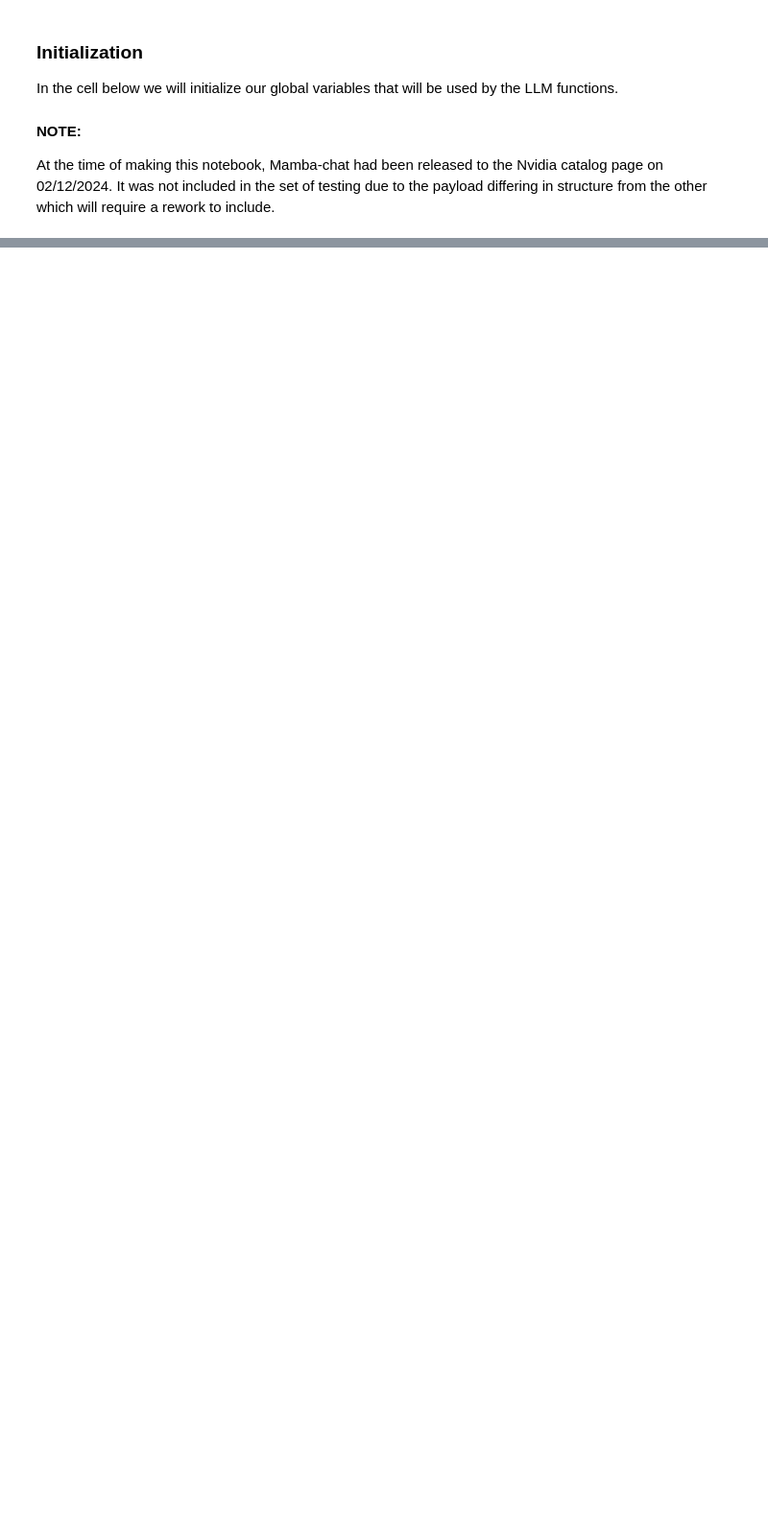
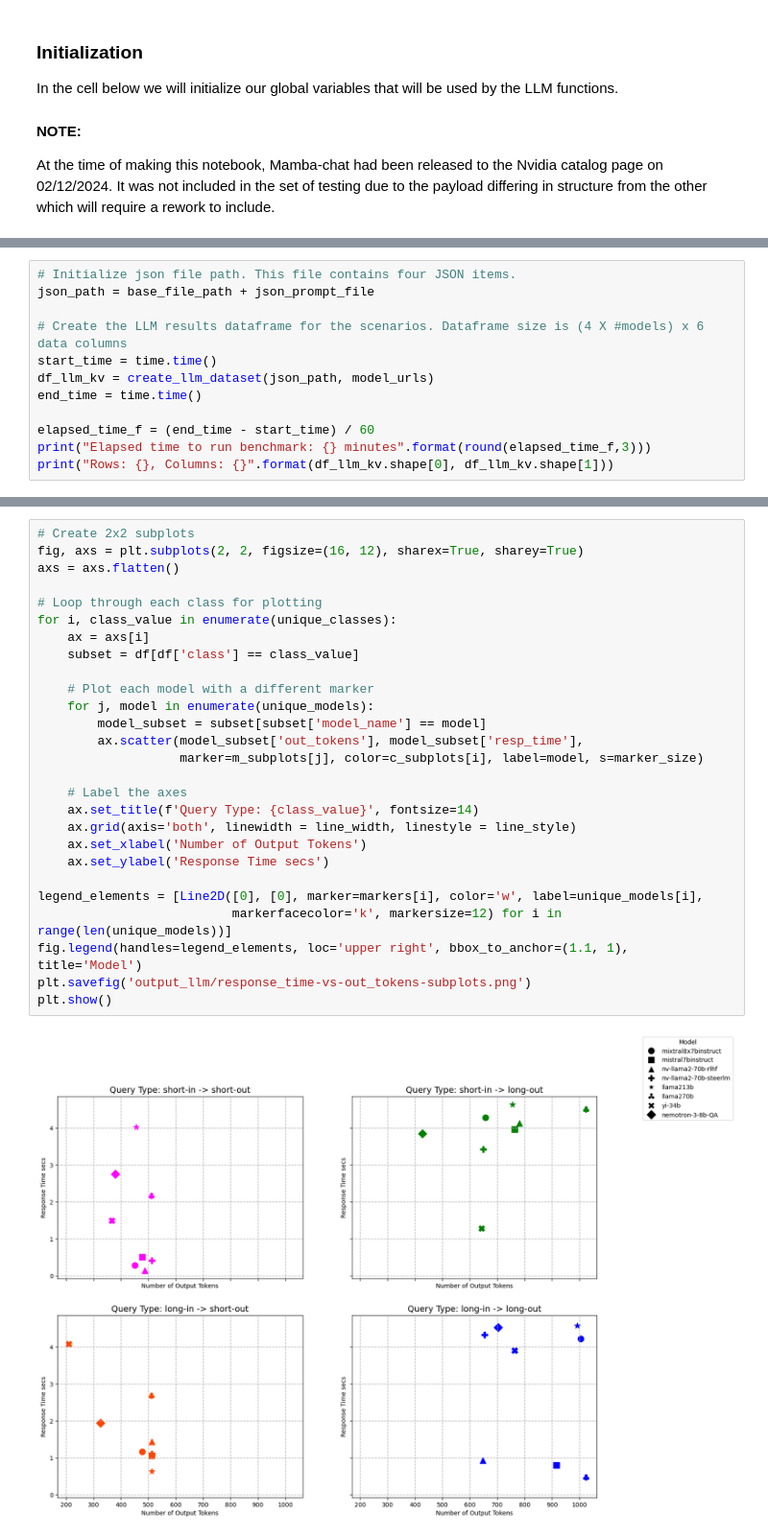
Before and after one commit to jmoyou2011/LLM-Nvidia-Comparision, a Jupyter notebook: notebooks/nvidia_llm_requests.ipynb, the cells around one changed output, grey strips where cells are left out. Shown at 96% size. Saved outputs shown, nothing was run; the diff lists cells and outputs as text; blank space fills up the shorter version.

```diff
--- a/notebooks/nvidia_llm_requests.ipynb
+++ b/notebooks/nvidia_llm_requests.ipynb
@@ -372,0 +356,12 @@ Snapshot of the LLM Results from multiple prompts.
+# %%
+# Initialize json file path. This file contains four JSON items.
+json_path = base_file_path + json_prompt_file
+
+# Create the LLM results dataframe for the scenarios. Dataframe size is (4 X #models) x 6 data columns
+start_time = time.time()
+df_llm_kv = create_llm_dataset(json_path, model_urls)
+end_time = time.time()
+
+elapsed_time_f = (end_time - start_time) / 60
+print("Elapsed time to run benchmark: {} minutes".format(round(elapsed_time_f,3)))
+print("Rows: {}, Columns: {}".format(df_llm_kv.shape[0], df_llm_kv.shape[1]))
@@ -372,0 +438,29 @@ Snapshot of the LLM Results from multiple prompts.
+# %%
+# Create 2x2 subplots
+fig, axs = plt.subplots(2, 2, figsize=(16, 12), sharex=True, sharey=True)
+axs = axs.flatten()
+
+# Loop through each class for plotting
+for i, class_value in enumerate(unique_classes):
+    ax = axs[i]
+    subset = df[df['class'] == class_value]
+
+    # Plot each model with a different marker
+    for j, model in enumerate(unique_models):
+        model_subset = subset[subset['model_name'] == model]
+        ax.scatter(model_subset['out_tokens'], model_subset['resp_time'],
+                   marker=m_subplots[j], color=c_subplots[i], label=model, s=marker_size)
+
+    # Label the axes
+    ax.set_title(f'Query Type: {class_value}', fontsize=14)
+    ax.grid(axis='both', linewidth = line_width, linestyle = line_style)
+    ax.set_xlabel('Number of Output Tokens')
+    ax.set_ylabel('Response Time secs')
+
+legend_elements = [Line2D([0], [0], marker=markers[i], color='w', label=unique_models[i],
+                          markerfacecolor='k', markersize=12) for i in range(len(unique_models))]
+fig.legend(handles=legend_elements, loc='upper right', bbox_to_anchor=(1.1, 1), title='Model')
+plt.savefig('output_llm/response_time-vs-out_tokens-subplots.png')
+plt.show()
+# %% [output]
+[figure, added]
```
Also changed, not shown: parts of 53 cells of this notebook.
